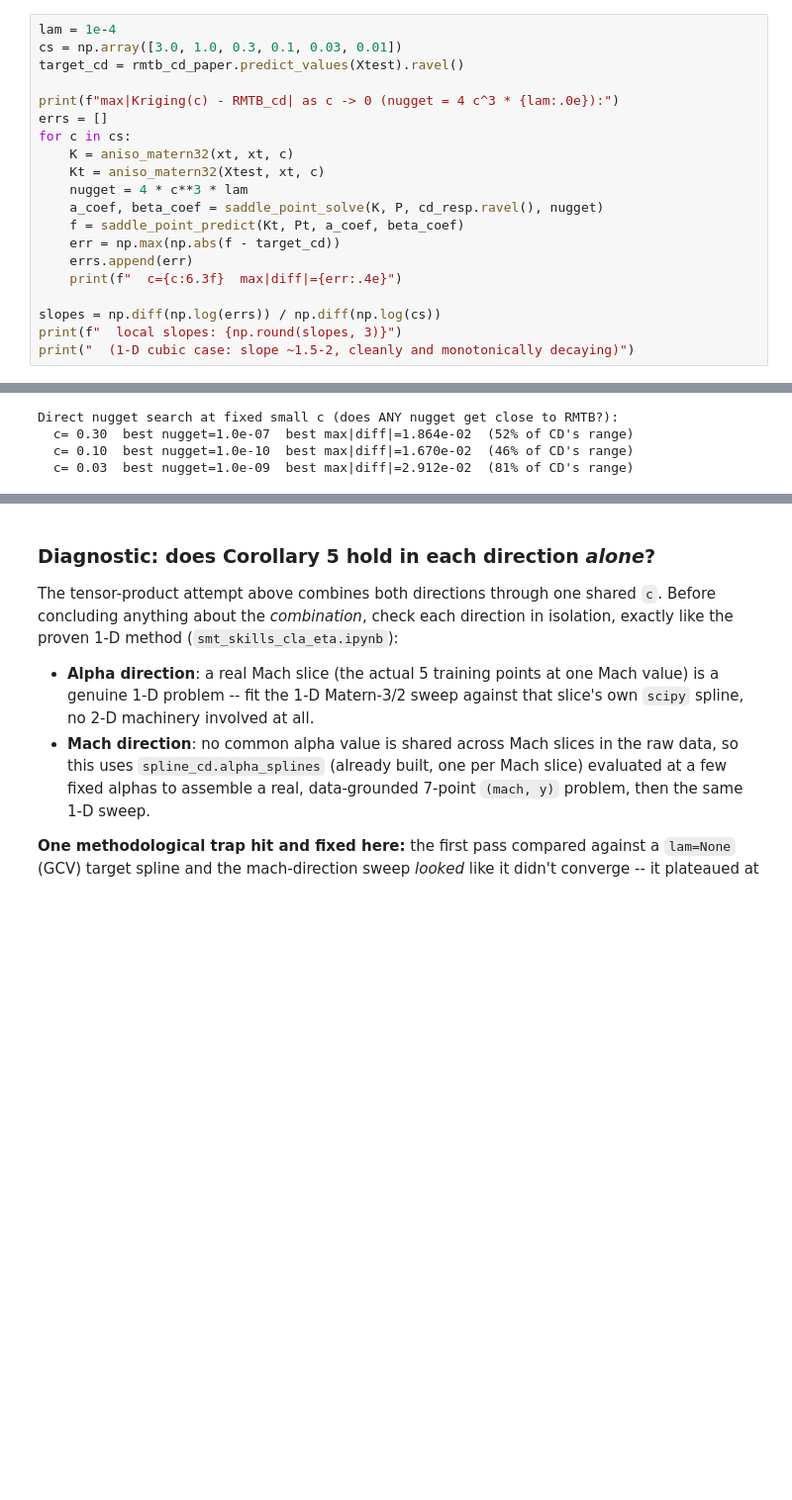
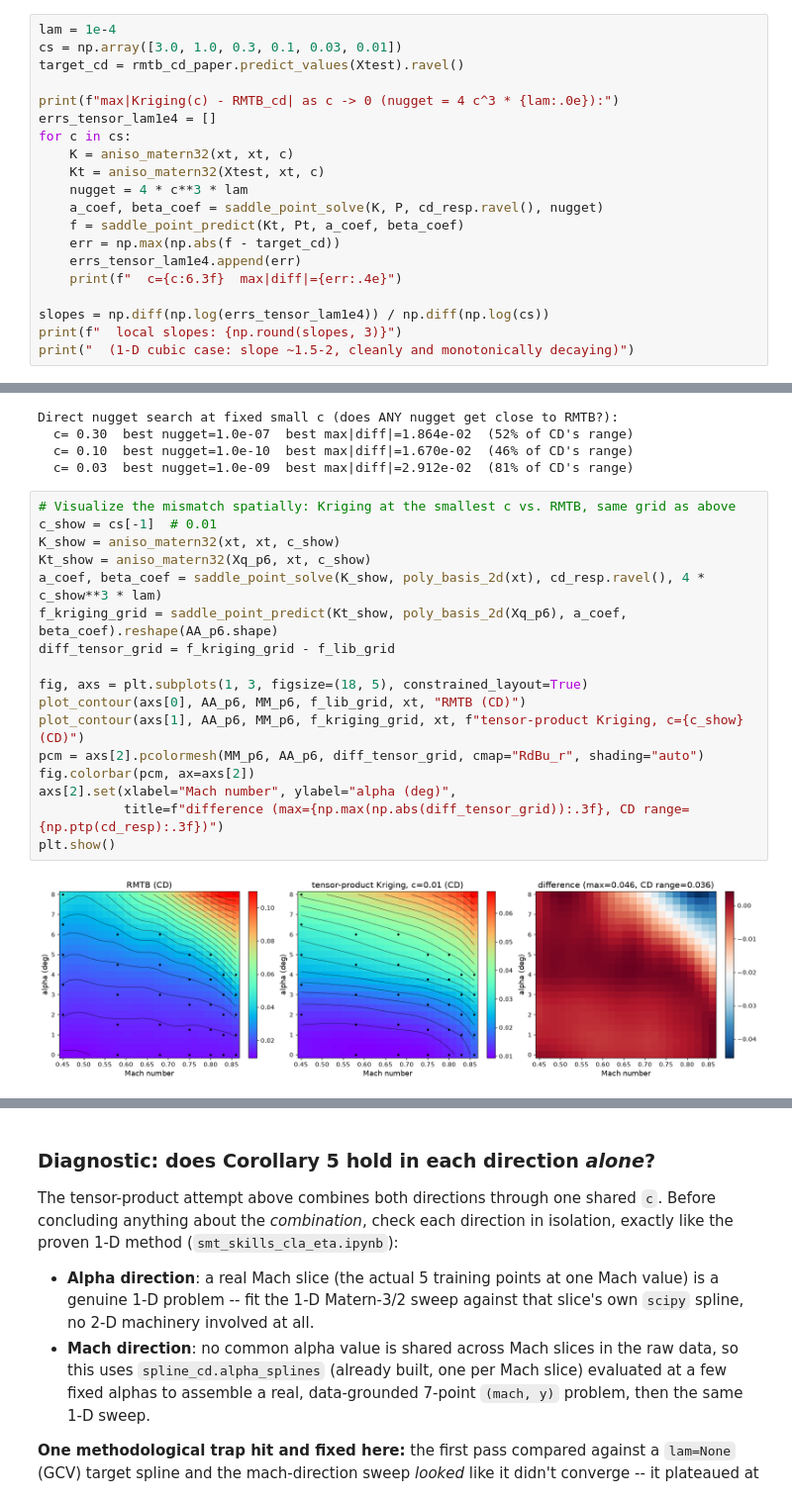
Before and after one commit to nomad-vagabond/krig-splines, a Jupyter notebook: notebooks/test_RMTS_KRG.ipynb, the cells around one changed output, grey strips where cells are left out. Shown at 99% size. Drawn from its saved outputs; the diff is of its cells as text; blank space fills up the shorter version.

```diff
--- a/notebooks/test_RMTS_KRG.ipynb
+++ b/notebooks/test_RMTS_KRG.ipynb
@@ -682,7 +749,7 @@ cs = np.array([3.0, 1.0, 0.3, 0.1, 0.03, 0.01])
 target_cd = rmtb_cd_paper.predict_values(Xtest).ravel()
 
 print(f"max|Kriging(c) - RMTB_cd| as c -> 0 (nugget = 4 c^3 * {lam:.0e}):")
-errs = []
+errs_tensor_lam1e4 = []
 for c in cs:
     K = aniso_matern32(xt, xt, c)
     Kt = aniso_matern32(Xtest, xt, c)
@@ -690,10 +757,10 @@ for c in cs:
     a_coef, beta_coef = saddle_point_solve(K, P, cd_resp.ravel(), nugget)
     f = saddle_point_predict(Kt, Pt, a_coef, beta_coef)
     err = np.max(np.abs(f - target_cd))
-    errs.append(err)
+    errs_tensor_lam1e4.append(err)
     print(f"  c={c:6.3f}  max|diff|={err:.4e}")
 
-slopes = np.diff(np.log(errs)) / np.diff(np.log(cs))
+slopes = np.diff(np.log(errs_tensor_lam1e4)) / np.diff(np.log(cs))
 print(f"  local slopes: {np.round(slopes, 3)}")
 print("  (1-D cubic case: slope ~1.5-2, cleanly and monotonically decaying)")
 # %% [output]
@@ -725,6 +792,25 @@ Direct nugget search at fixed small c (does ANY nugget get close to RMTB?):
   c= 0.30  best nugget=1.0e-07  best max|diff|=1.864e-02  (52% of CD's range)
   c= 0.10  best nugget=1.0e-10  best max|diff|=1.670e-02  (46% of CD's range)
   c= 0.03  best nugget=1.0e-09  best max|diff|=2.912e-02  (81% of CD's range)
+# %%
+# Visualize the mismatch spatially: Kriging at the smallest c vs. RMTB, same grid as above
+c_show = cs[-1]  # 0.01
+K_show = aniso_matern32(xt, xt, c_show)
+Kt_show = aniso_matern32(Xq_p6, xt, c_show)
+a_coef, beta_coef = saddle_point_solve(K_show, poly_basis_2d(xt), cd_resp.ravel(), 4 * c_show**3 * lam)
+f_kriging_grid = saddle_point_predict(Kt_show, poly_basis_2d(Xq_p6), a_coef, beta_coef).reshape(AA_p6.shape)
+diff_tensor_grid = f_kriging_grid - f_lib_grid
+
+fig, axs = plt.subplots(1, 3, figsize=(18, 5), constrained_layout=True)
+plot_contour(axs[0], AA_p6, MM_p6, f_lib_grid, xt, "RMTB (CD)")
+plot_contour(axs[1], AA_p6, MM_p6, f_kriging_grid, xt, f"tensor-product Kriging, c={c_show} (CD)")
+pcm = axs[2].pcolormesh(MM_p6, AA_p6, diff_tensor_grid, cmap="RdBu_r", shading="auto")
+fig.colorbar(pcm, ax=axs[2])
+axs[2].set(xlabel="Mach number", ylabel="alpha (deg)",
+           title=f"difference (max={np.max(np.abs(diff_tensor_grid)):.3f}, CD range={np.ptp(cd_resp):.3f})")
+plt.show()
+# %% [output]
+[figure, added]
 # %% [markdown]
 **Corollary 5 does not extend cleanly with this heuristic.** In 1-D, the exact
 `4*kappa^3*lambda` scaling gave a clean, monotone, several-orders-of-magnitude
```
Also changed, not shown: parts of 7 cells of this notebook.
